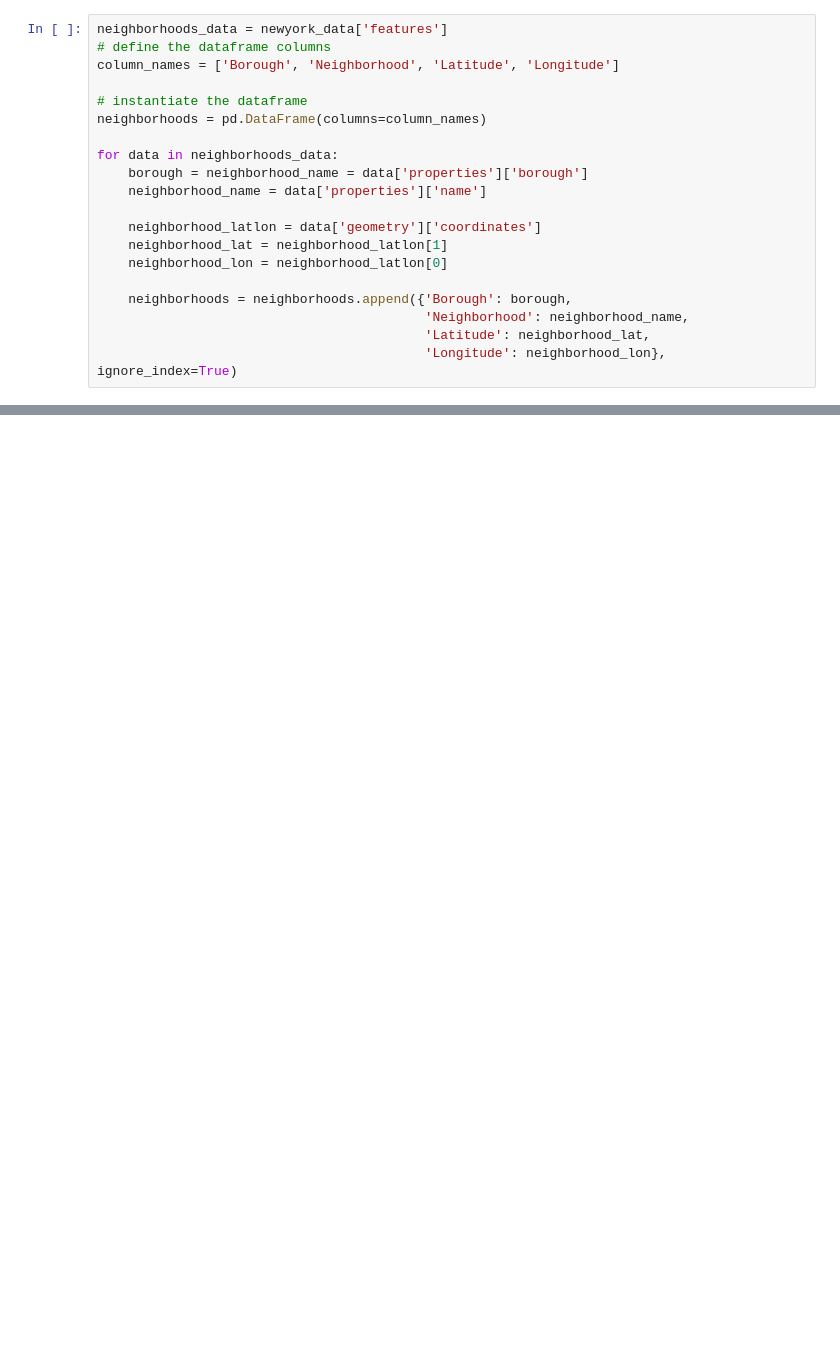
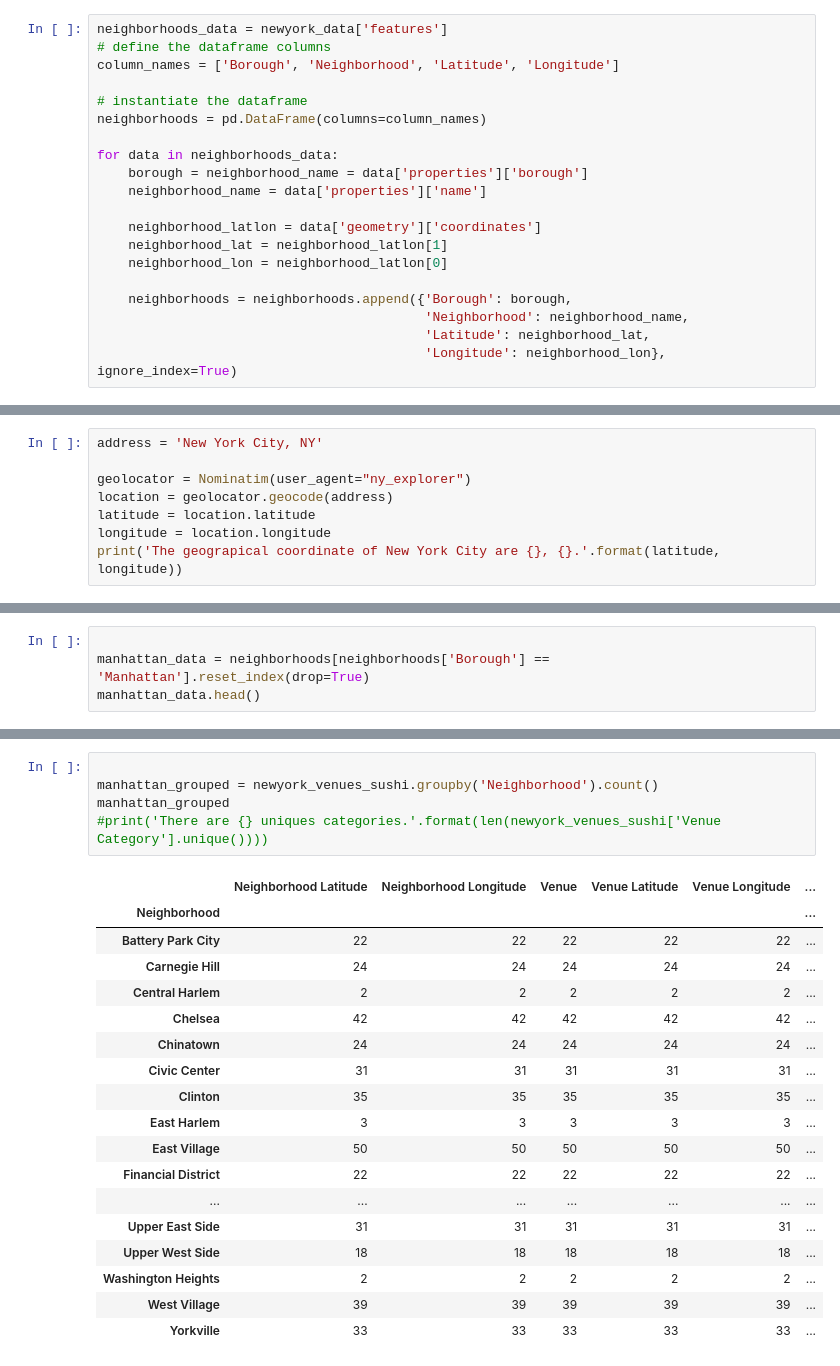
Before and after one commit to z-scientist-ai/Coursera_Capstone, a Jupyter notebook: Applied Data Science Capstone Week 4 -new york.ipynb, the cells around one changed output, grey strips where cells are left out. Drawn from its saved outputs; the diff is of its cells as text; blank space fills up the shorter version.

```diff
--- a/Applied Data Science Capstone Week 4 -new york.ipynb
+++ b/Applied Data Science Capstone Week 4 -new york.ipynb
@@ -146,0 +149,8 @@ for data in neighborhoods_data:
+# %%
+address = 'New York City, NY'
+
+geolocator = Nominatim(user_agent="ny_explorer")
+location = geolocator.geocode(address)
+latitude = location.latitude
+longitude = location.longitude
+print('The geograpical coordinate of New York City are {}, {}.'.format(latitude, longitude))
@@ -146,0 +161,4 @@ for data in neighborhoods_data:
+# %%
+
+manhattan_data = neighborhoods[neighborhoods['Borough'] == 'Manhattan'].reset_index(drop=True)
+manhattan_data.head()
@@ -146,0 +304,24 @@ for data in neighborhoods_data:
+# %%
+
+manhattan_grouped = newyork_venues_sushi.groupby('Neighborhood').count()
+manhattan_grouped
+#print('There are {} uniques categories.'.format(len(newyork_venues_sushi['Venue Category'].unique())))
+# %% [output]
+|  | Neighborhood Latitude | Neighborhood Longitude | Venue | Venue Latitude | Venue Longitude | ... |
+| Neighborhood |  |  |  |  |  | ... |
+| Battery Park City | 22 | 22 | 22 | 22 | 22 | ... |
+| Carnegie Hill | 24 | 24 | 24 | 24 | 24 | ... |
+| Central Harlem | 2 | 2 | 2 | 2 | 2 | ... |
+| Chelsea | 42 | 42 | 42 | 42 | 42 | ... |
+| Chinatown | 24 | 24 | 24 | 24 | 24 | ... |
+| Civic Center | 31 | 31 | 31 | 31 | 31 | ... |
+| Clinton | 35 | 35 | 35 | 35 | 35 | ... |
+| East Harlem | 3 | 3 | 3 | 3 | 3 | ... |
+| East Village | 50 | 50 | 50 | 50 | 50 | ... |
+| Financial District | 22 | 22 | 22 | 22 | 22 | ... |
+| ... | ... | ... | ... | ... | ... | ... |
+| Upper East Side | 31 | 31 | 31 | 31 | 31 | ... |
+| Upper West Side | 18 | 18 | 18 | 18 | 18 | ... |
+| Washington Heights | 2 | 2 | 2 | 2 | 2 | ... |
+| West Village | 39 | 39 | 39 | 39 | 39 | ... |
+| Yorkville | 33 | 33 | 33 | 33 | 33 | ... |
```
Also changed, not shown: parts of 34 cells of this notebook.
